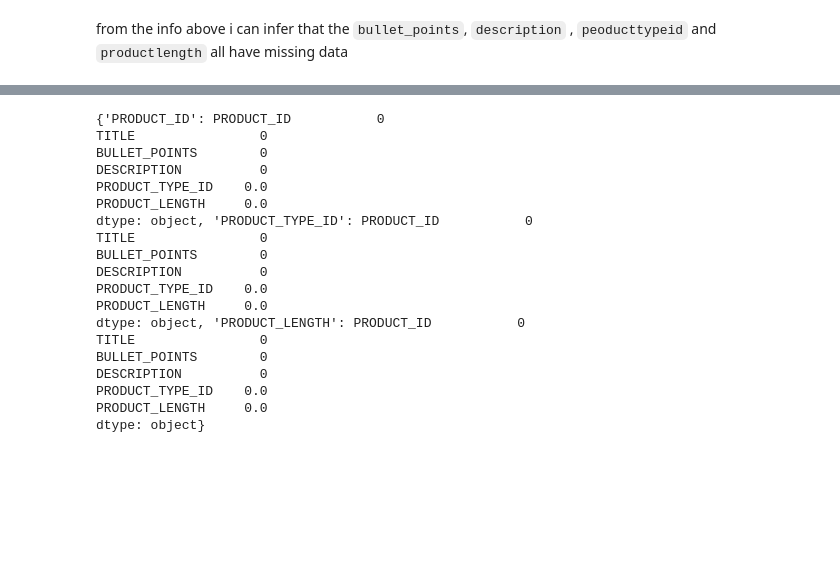
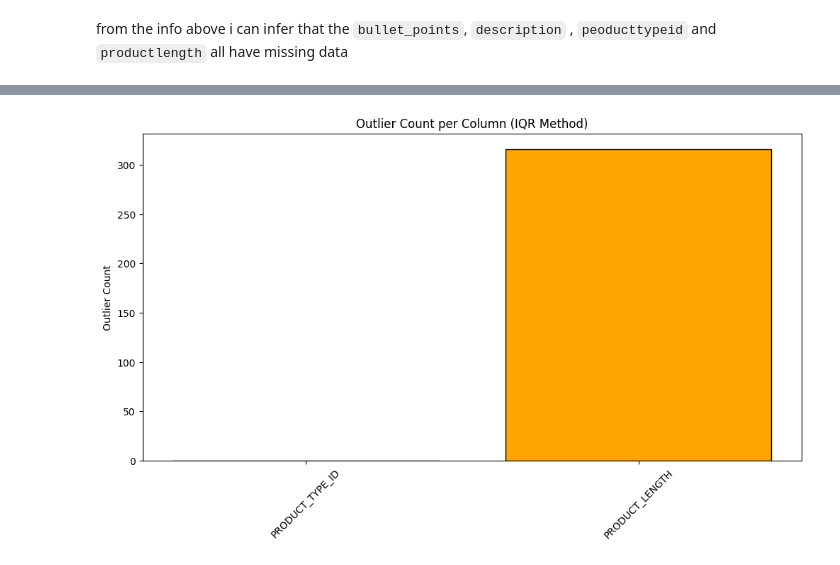
Before and after one commit to i-am-christy/HNG_task_1, a Jupyter notebook: task_1.ipynb, the cells around one changed output, grey strips where cells are left out. Saved outputs shown, nothing was run; the diff lists cells and outputs as text; code cells hidden in the pictures; blank space fills up the shorter version.

```diff
--- a/task_1.ipynb
+++ b/task_1.ipynb
@@ -94,26 +121 @@ Index(['PRODUCT_ID', 'TITLE', 'BULLET_POINTS', 'DESCRIPTION',
       dtype='object')
-# %%
-#checking for anomalies in the data
-cols_to_check = ['PRODUCT_ID','PRODUCT_TYPE_ID', 'PRODUCT_LENGTH']
-anomalies = {col: data[data[col] <0].sum() for col in cols_to_check}
-print(anomalies)
-# %% [output]
-{'PRODUCT_ID': PRODUCT_ID           0
-TITLE                0
-BULLET_POINTS        0
-DESCRIPTION          0
-PRODUCT_TYPE_ID    0.0
-PRODUCT_LENGTH     0.0
-dtype: object, 'PRODUCT_TYPE_ID': PRODUCT_ID           0
-TITLE                0
-BULLET_POINTS        0
-DESCRIPTION          0
-PRODUCT_TYPE_ID    0.0
-PRODUCT_LENGTH     0.0
-dtype: object, 'PRODUCT_LENGTH': PRODUCT_ID           0
-TITLE                0
-BULLET_POINTS        0
-DESCRIPTION          0
-PRODUCT_TYPE_ID    0.0
-PRODUCT_LENGTH     0.0
-dtype: object}
@@ -144,0 +122,28 @@ def exxtract(text, max_length= 50):
+# %%
+#numeric_cols = data.select_dtypes(include="float64")
+
+# Function to detect outliers using IQR
+def detect_outliers_iqr(df):
+    outlier_counts = {}
+    for col in df.select_dtypes(include=['number']).columns:
+        Q1 = df[col].quantile(0.25)
+        Q3 = df[col].quantile(0.75)
+        IQR = Q3 - Q1
+        lower_bound = Q1 - 1.5 * IQR
+        upper_bound = Q3 + 1.5 * IQR
+        outliers = df[(df[col] < lower_bound) | (df[col] > upper_bound)]
+        outlier_counts[col] = len(outliers)
+    return outlier_counts
+
+# Apply function
+outliers_iqr = detect_outliers_iqr(data)
+# %%
+# Plot outliers count
+plt.figure(figsize=(12, 6))
+plt.bar(outliers_iqr.keys(), outliers_iqr.values(), color="orange", edgecolor="black")
+plt.title("Outlier Count per Column (IQR Method)")
+plt.ylabel("Outlier Count")
+plt.xticks(rotation=45)
+plt.show()
+# %% [output]
+[figure, added]
```
Also changed, not shown: parts of 24 cells of this notebook, 11 other files.
